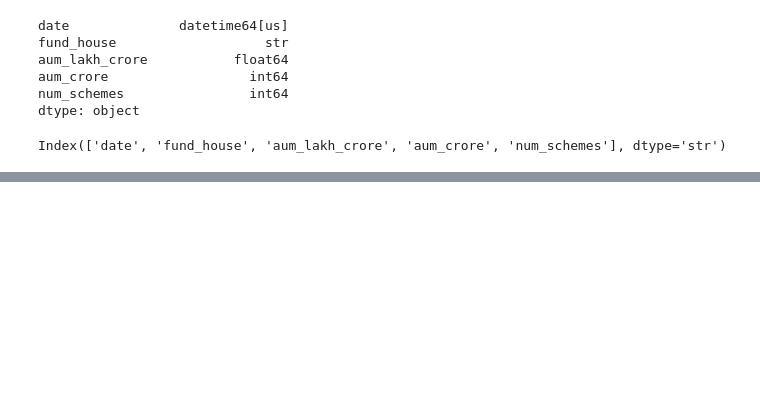
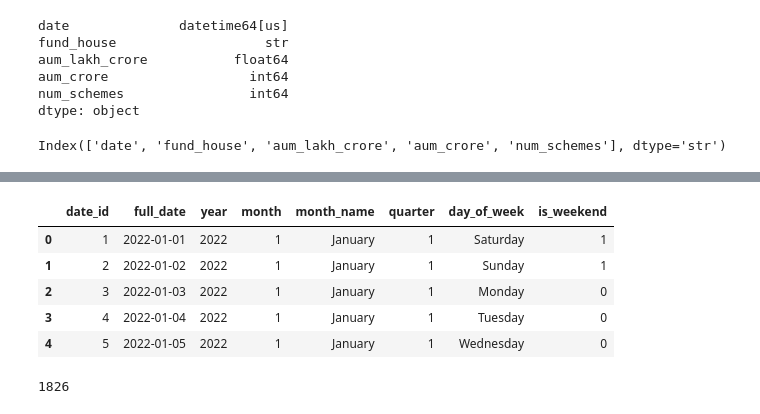
Before and after one commit to aksheyei/Mutual-Fund-Analysis, a Jupyter notebook: notebooks/day2_data_cleaning.ipynb, the cells around one changed output, grey strips where cells are left out. Saved outputs shown, nothing was run; the diff lists cells and outputs as text; code cells hidden in the pictures; blank space fills up the shorter version.

```diff
--- a/notebooks/day2_data_cleaning.ipynb
+++ b/notebooks/day2_data_cleaning.ipynb
@@ -232,0 +366,4 @@ Index(['date', 'fund_house', 'aum_lakh_crore', 'aum_crore', 'num_schemes'], dtyp
+# %%
+#creating a date range
+date_range = pd.date_range(start="2022-01-01", end="2026-12-31", freq="D")
+date_range
@@ -232,0 +379,12 @@ Index(['date', 'fund_house', 'aum_lakh_crore', 'aum_crore', 'num_schemes'], dtyp
+# %%
+dim_date = pd.DataFrame({
+    "full_date": date_range.strftime("%Y-%m-%d"),
+    "year": date_range.year,
+    "month": date_range.month,
+    "month_name": date_range.strftime("%B"),
+    "quarter": date_range.quarter,
+    "day_of_week": date_range.strftime("%A"),
+    "is_weekend": date_range.dayofweek.isin([5, 6]).astype(int)
+})
+
+dim_date.head()
@@ -232,0 +398,15 @@ Index(['date', 'fund_house', 'aum_lakh_crore', 'aum_crore', 'num_schemes'], dtyp
+# %%
+dim_date.insert(0, "date_id", range(1, len(dim_date) + 1))
+dim_date.head()
+# %% [output]
+|  | date_id | full_date | year | month | month_name | quarter | day_of_week | is_weekend |
+| 0 | 1 | 2022-01-01 | 2022 | 1 | January | 1 | Saturday | 1 |
+| 1 | 2 | 2022-01-02 | 2022 | 1 | January | 1 | Sunday | 1 |
+| 2 | 3 | 2022-01-03 | 2022 | 1 | January | 1 | Monday | 0 |
+| 3 | 4 | 2022-01-04 | 2022 | 1 | January | 1 | Tuesday | 0 |
+| 4 | 5 | 2022-01-05 | 2022 | 1 | January | 1 | Wednesday | 0 |
+# %%
+# inseting data into dim_date
+dim_date.to_sql("dim_date", engine, if_exists="append", index=False)
+# %% [output]
+1826
```
Also changed, not shown: parts of 40 cells of this notebook, 1 other file.
